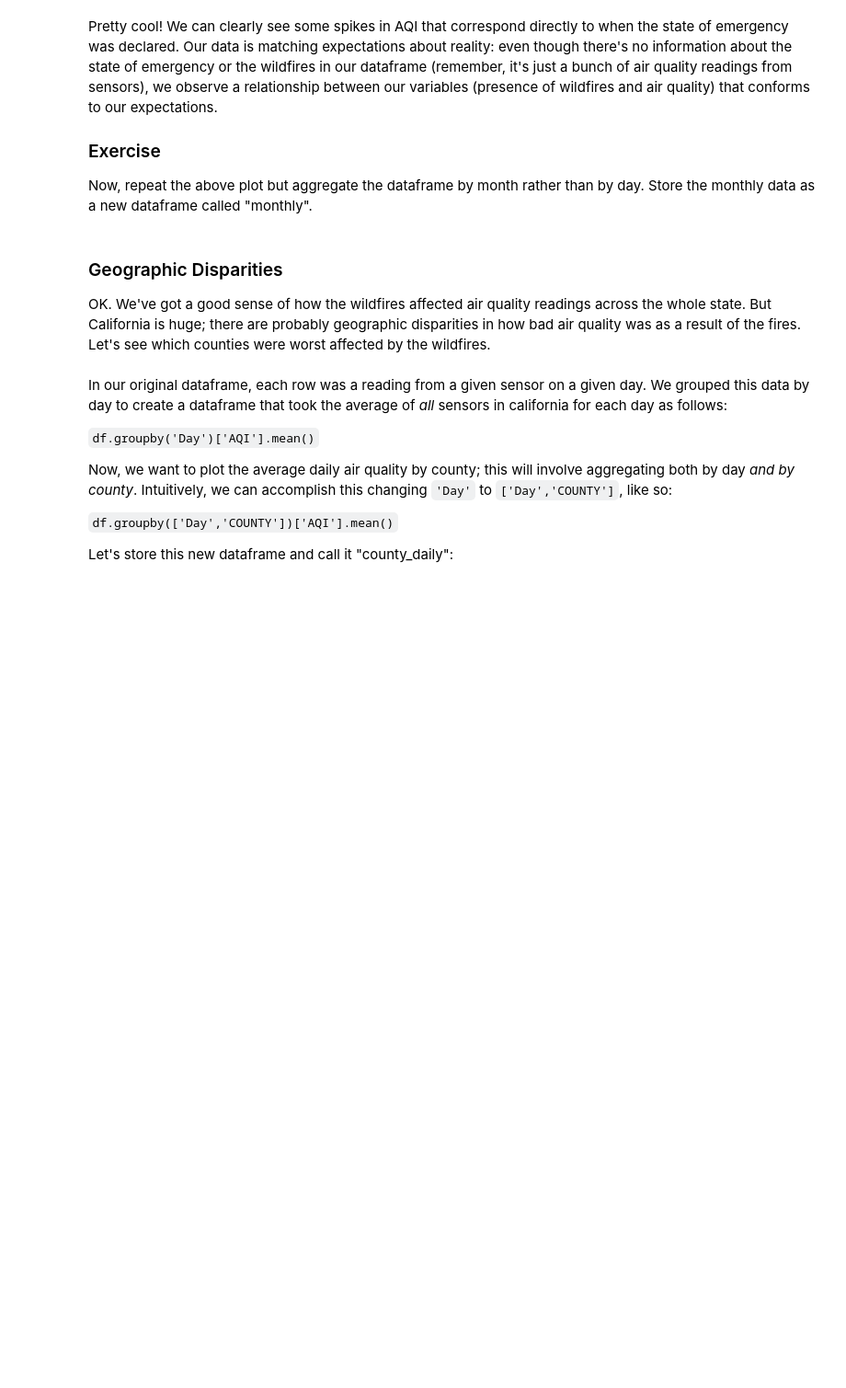
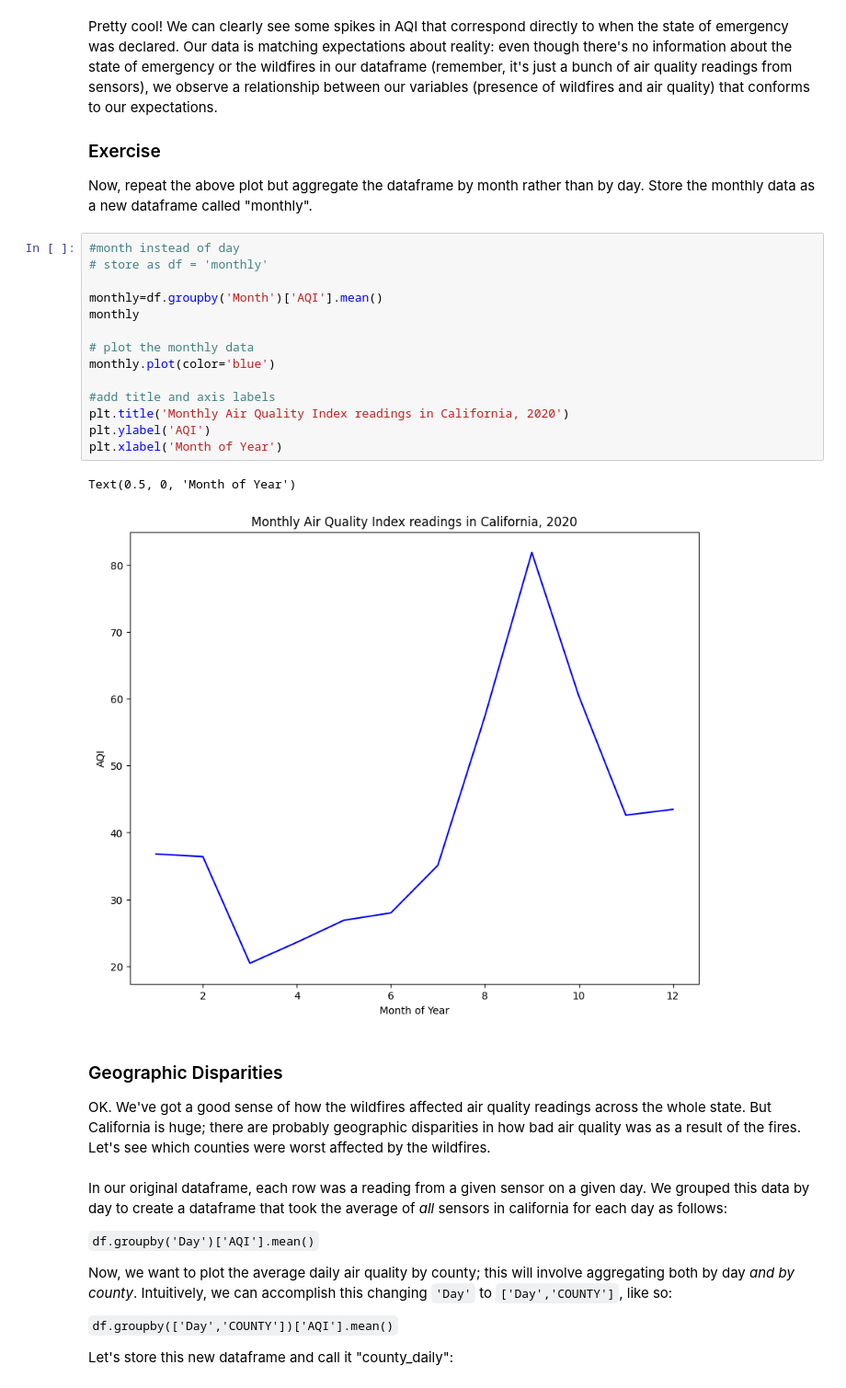
Before and after one commit to gr8imajoke/QM2, a Jupyter notebook: notebooks/W03. Spatial Data.ipynb, the cells around one changed output. Shown at 92% size. Drawn from its saved outputs; the diff is of its cells as text; blank space fills up the shorter version.

```diff
--- a/notebooks/W03. Spatial Data.ipynb
+++ b/notebooks/W03. Spatial Data.ipynb
@@ -177,6 +203,23 @@ Pretty cool! We can clearly see some spikes in AQI that correspond directly to w
 
 ### Exercise
 Now, repeat the above plot but aggregate the dataframe by month rather than by day. Store the monthly data as a new dataframe called "monthly".
+# %%
+#month instead of day
+# store as df = 'monthly'
+
+monthly=df.groupby('Month')['AQI'].mean()
+monthly
+
+# plot the monthly data
+monthly.plot(color='blue')
+
+#add title and axis labels
+plt.title('Monthly Air Quality Index readings in California, 2020')
+plt.ylabel('AQI')
+plt.xlabel('Month of Year')
+# %% [output]
+Text(0.5, 0, 'Month of Year')
+[figure, added]
 # %% [markdown]
 ### Geographic Disparities
 
```
Also changed, not shown: parts of 6 cells of this notebook.
